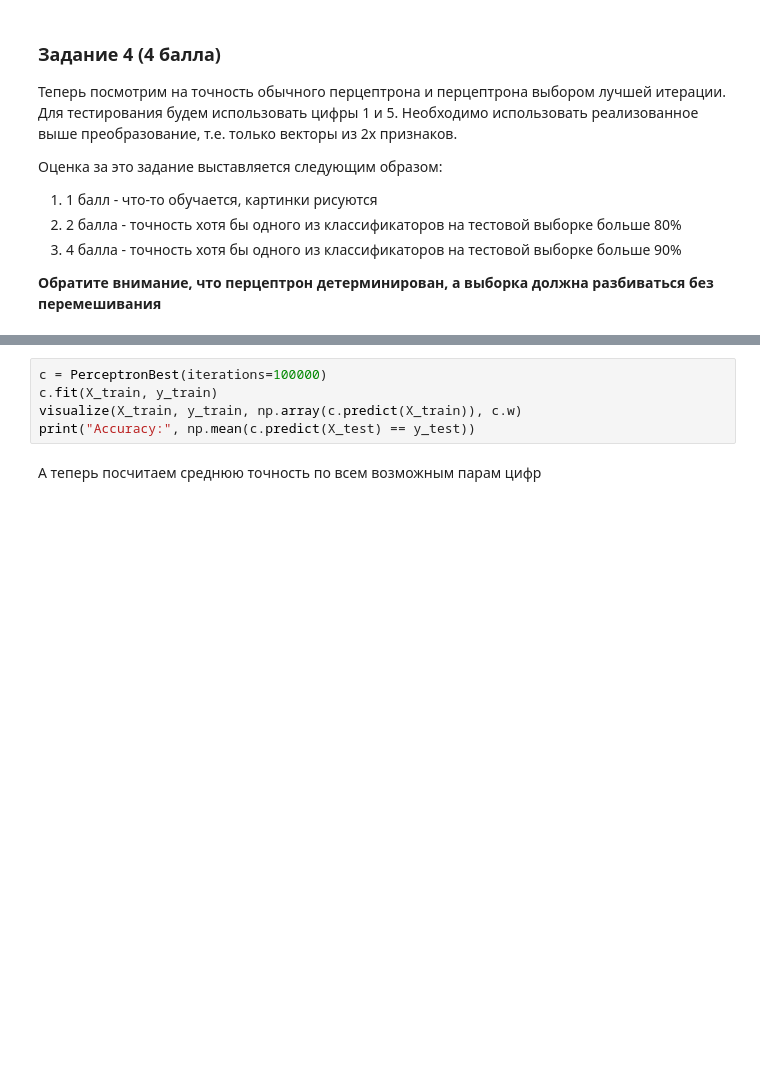
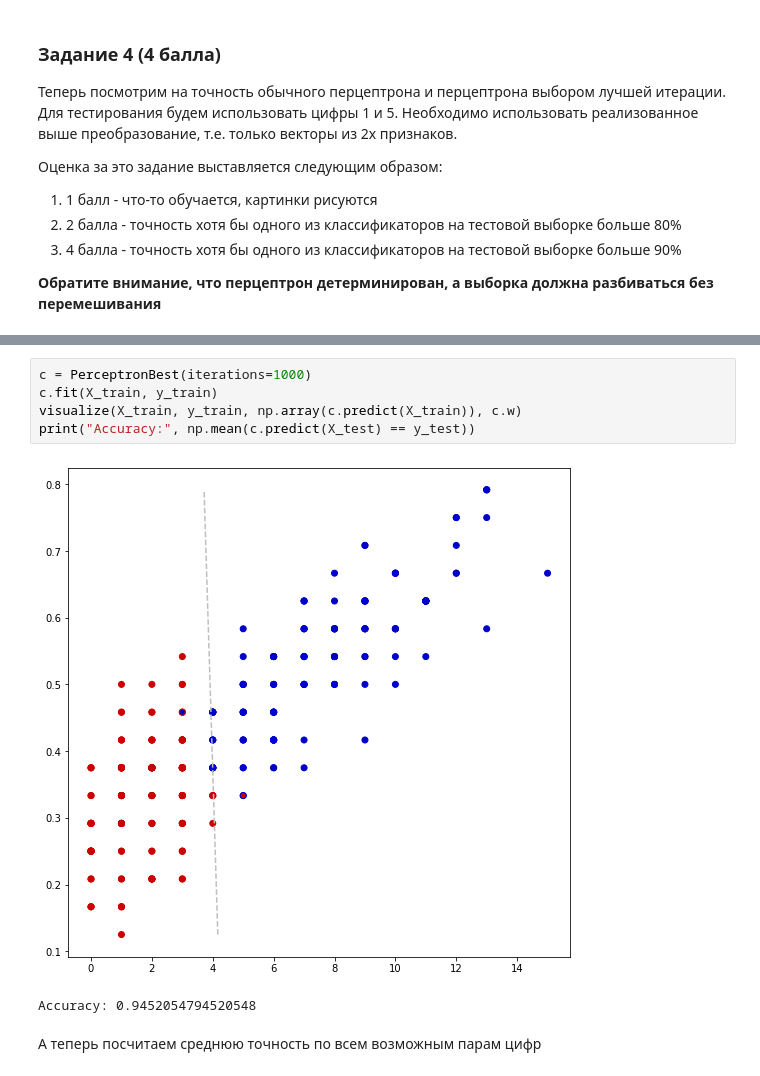
Before and after one commit to TihonkovSergey/ML-HSE, a Jupyter notebook: 04. Perceptron/solution/hw04_solution.ipynb, the cells around one changed output, grey strips where cells are left out. Drawn from its saved outputs; the diff is of its cells as text; blank space fills up the shorter version.

```diff
--- a/04. Perceptron/solution/hw04_solution.ipynb
+++ b/04. Perceptron/solution/hw04_solution.ipynb
@@ -263,8 +346,11 @@ print("Accuracy:", np.mean(c.predict(X_test) == y_test))
 # %%
-c = PerceptronBest(iterations=100000)
+c = PerceptronBest(iterations=1000)
 c.fit(X_train, y_train)
 visualize(X_train, y_train, np.array(c.predict(X_train)), c.w)
 print("Accuracy:", np.mean(c.predict(X_test) == y_test))
+# %% [output]
+[figure, added]
+Accuracy: 0.9452054794520548
 # %% [markdown]
 А теперь посчитаем среднюю точность по всем возможным парам цифр
 # %%
```
Also changed, not shown: parts of 13 cells of this notebook.
